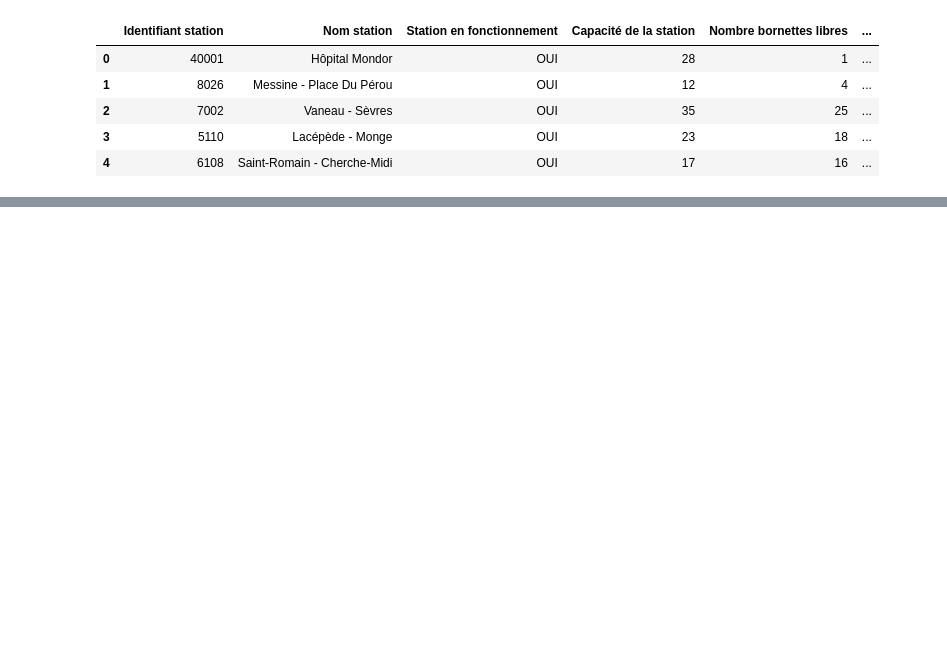
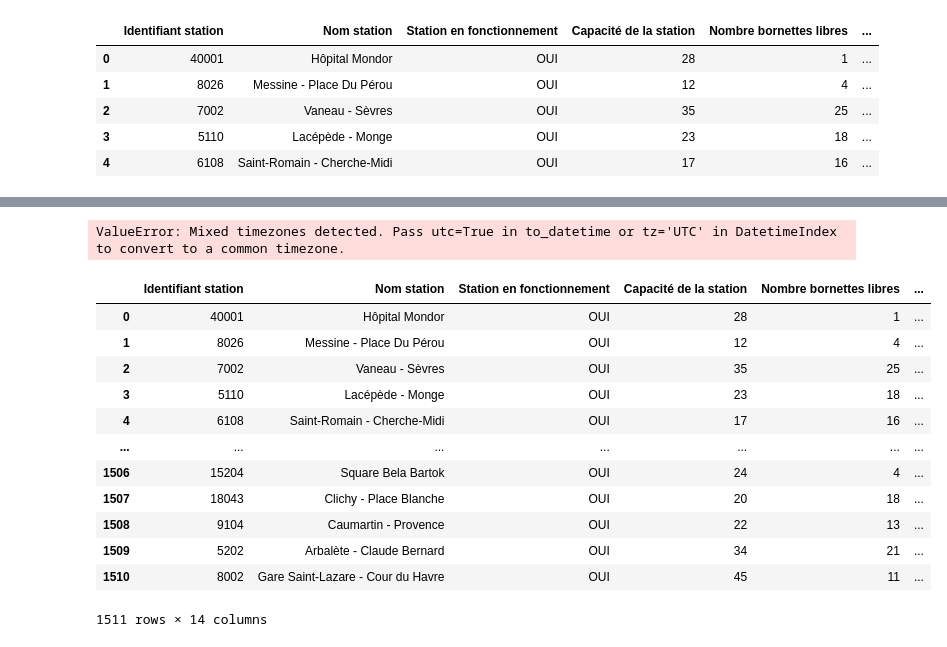
Before and after one commit to AissataProo/PROJET_MEYTE, a Jupyter notebook: notebooks/notebook.ipynb, the cells around one changed output, grey strips where cells are left out. Cells and saved outputs as stored; diff of their text form; code cells hidden in the pictures; blank space fills up the shorter version.

```diff
--- a/notebooks/notebook.ipynb
+++ b/notebooks/notebook.ipynb
@@ -38,0 +103,31 @@ df.head()
+# %%
+# Changement de la colonne Actualisation de la donnée (string) en date
+import pandas as pd
+
+# 1. Conversion de la colonne en vrai format datetime
+# Pandas gère le "T" automatiquement, pas besoin de faire un .replace()
+df['Actualisation de la donnée'] = pd.to_datetime(df['Actualisation de la donnée'], errors='coerce')
+
+# 2. Vérification du type (doit afficher datetime64[ns, UTC...])
+print(df['Actualisation de la donnée'].dtype)
+
+# 3. Si tu veux supprimer le "T" visuellement pour ton rapport Excel :
+df['Actualisation_propre'] = df['Actualisation de la donnée'].dt.strftime('%d/%m/%Y %H:%M:%S')
+# %% [output]
+ValueError: Mixed timezones detected. Pass utc=True in to_datetime or tz='UTC' in DatetimeIndex to convert to a common timezone.
+# %%
+df
+# %% [output]
+|  | Identifiant station | Nom station | Station en fonctionnement | Capacité de la station | Nombre bornettes libres | ... |
+| 0 | 40001 | Hôpital Mondor | OUI | 28 | 1 | ... |
+| 1 | 8026 | Messine - Place Du Pérou | OUI | 12 | 4 | ... |
+| 2 | 7002 | Vaneau - Sèvres | OUI | 35 | 25 | ... |
+| 3 | 5110 | Lacépède - Monge | OUI | 23 | 18 | ... |
+| 4 | 6108 | Saint-Romain - Cherche-Midi | OUI | 17 | 16 | ... |
+| ... | ... | ... | ... | ... | ... | ... |
+| 1506 | 15204 | Square Bela Bartok | OUI | 24 | 4 | ... |
+| 1507 | 18043 | Clichy - Place Blanche | OUI | 20 | 18 | ... |
+| 1508 | 9104 | Caumartin - Provence | OUI | 22 | 13 | ... |
+| 1509 | 5202 | Arbalète - Claude Bernard | OUI | 34 | 21 | ... |
+| 1510 | 8002 | Gare Saint-Lazare - Cour du Havre | OUI | 45 | 11 | ... |
+1511 rows × 14 columns
```
Also changed, not shown: parts of 7 cells of this notebook, 4 other files.
